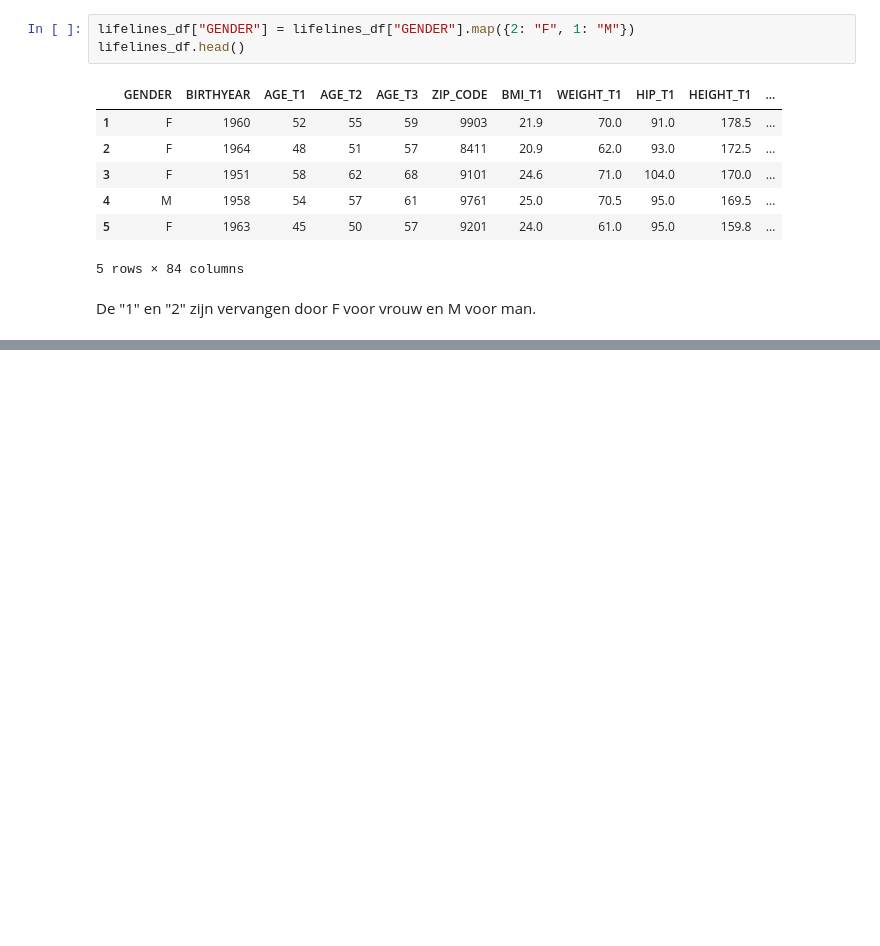
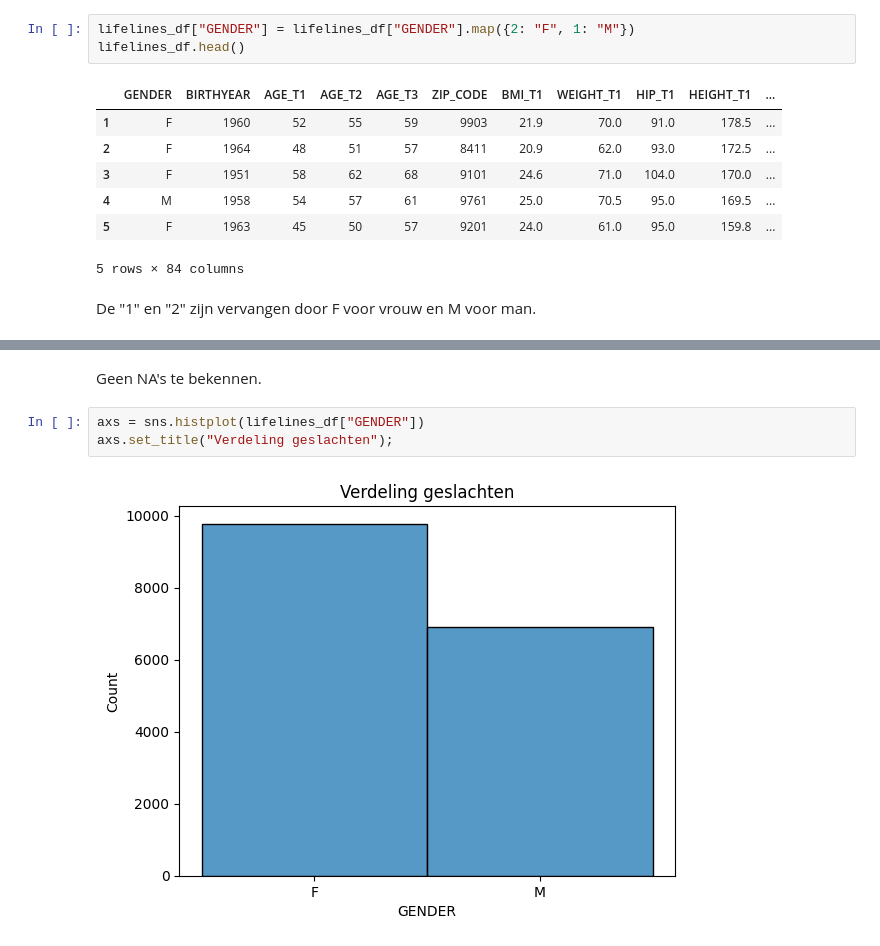
Before and after one commit to Fl-ris/Lifelines_Classifier, a Jupyter notebook: Lifelines_classifier.ipynb, the cells around one changed output, grey strips where cells are left out. Saved outputs shown, nothing was run; the diff lists cells and outputs as text; blank space fills up the shorter version.

```diff
--- a/Lifelines_classifier.ipynb
+++ b/Lifelines_classifier.ipynb
@@ -83,0 +104,7 @@ De "unit" kolommen zijn met de hand ingevuld.
+# %% [markdown]
+Geen NA's te bekennen.
+# %%
+axs = sns.histplot(lifelines_df["GENDER"])
+axs.set_title("Verdeling geslachten");
+# %% [output]
+[figure, added]
```
Also changed, not shown: parts of 14 cells of this notebook.
